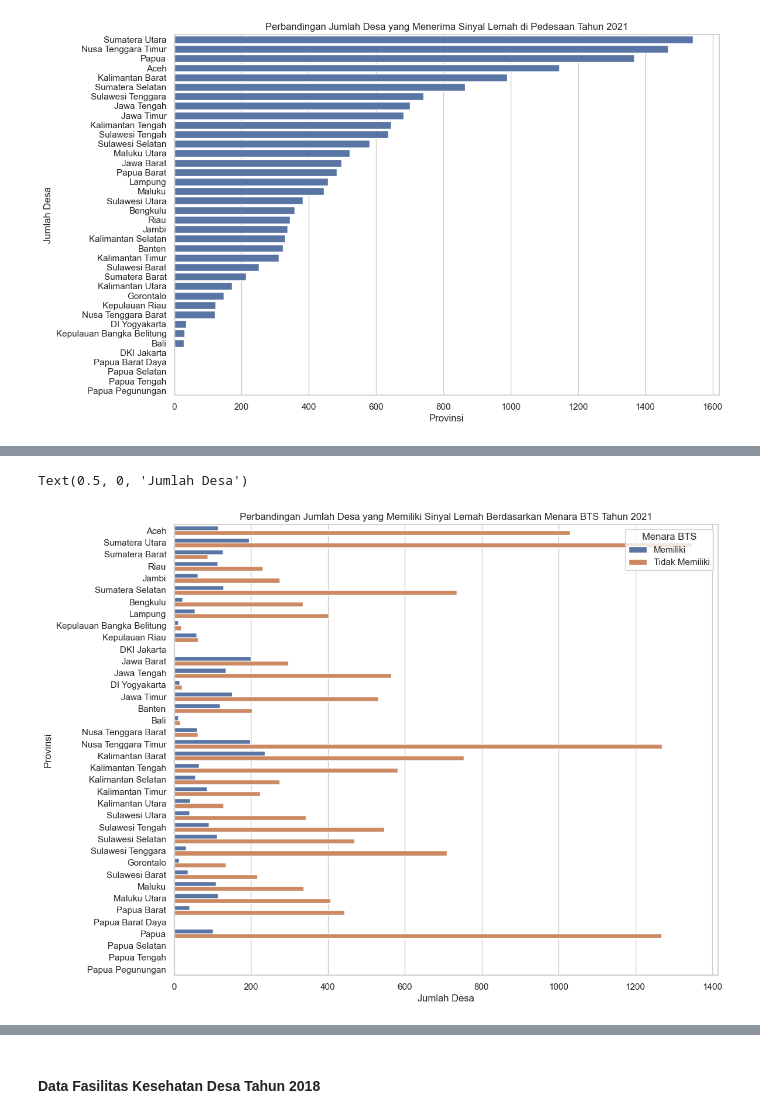
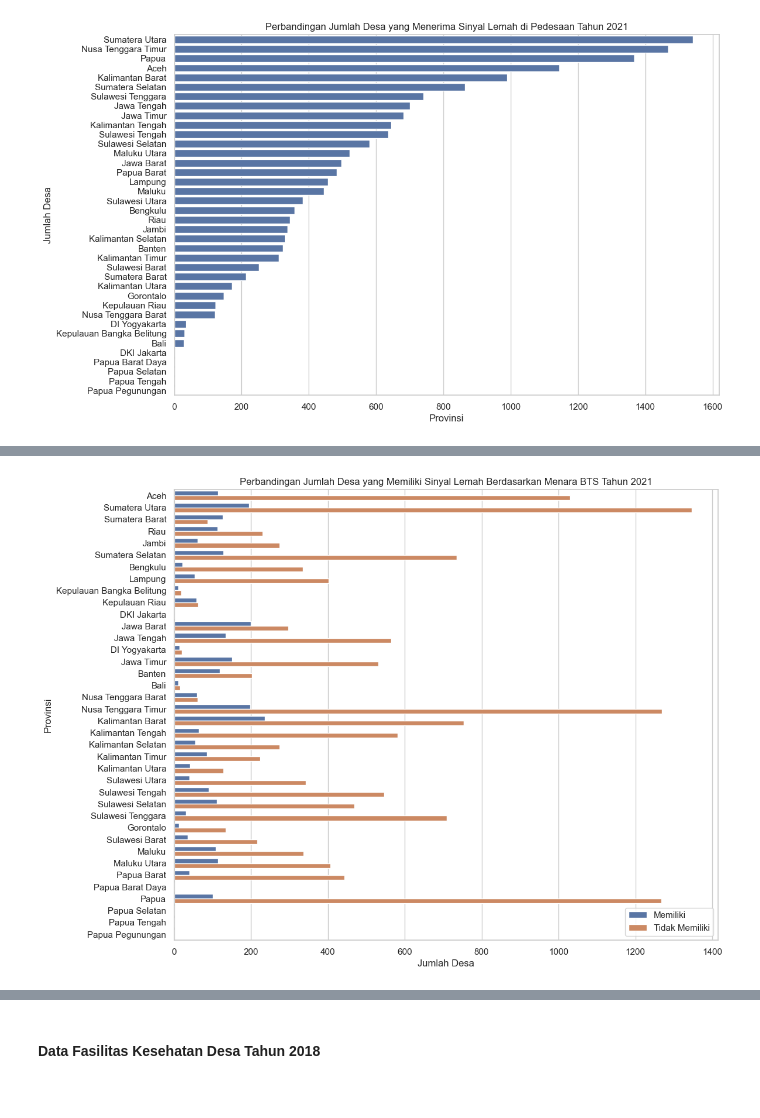
Before and after one commit to naufaldahafizh/potensi-desa-2024, a Jupyter notebook: tahap_2-analisis_potensi_desa_2024.ipynb, the cells around one changed output, grey strips where cells are left out. Saved outputs shown, nothing was run; the diff lists cells and outputs as text; code cells hidden in the pictures.

```diff
--- a/tahap_2-analisis_potensi_desa_2024.ipynb
+++ b/tahap_2-analisis_potensi_desa_2024.ipynb
@@ -419,21 +420,22 @@ Text(0.5, 0, 'Jumlah Desa')
 # %%
 # Membuat bar plot Sinyal Lemah
 plt.figure(figsize=(12, 10))
 
 # Buat bar plot
 ax = sns.barplot(
     data=df_lemah,
     x='Jumlah Desa',
     y='Provinsi',
     hue='Menara BTS'
 )
 
 plt.title('Perbandingan Jumlah Desa yang Memiliki Sinyal Lemah Berdasarkan Menara BTS Tahun 2021')
 plt.ylabel('Provinsi')
 plt.xlabel('Jumlah Desa')
+plt.legend(loc='lower right')
+plt.show()
 # %% [output]
-Text(0.5, 0, 'Jumlah Desa')
-[figure, old version]
+[figure, new version]
 # %%
 # Membuat bar plot Tidak Ada Sinyal
 plt.figure(figsize=(12, 10))
```
Also changed, not shown: parts of 10 cells of this notebook, 7 other files.
